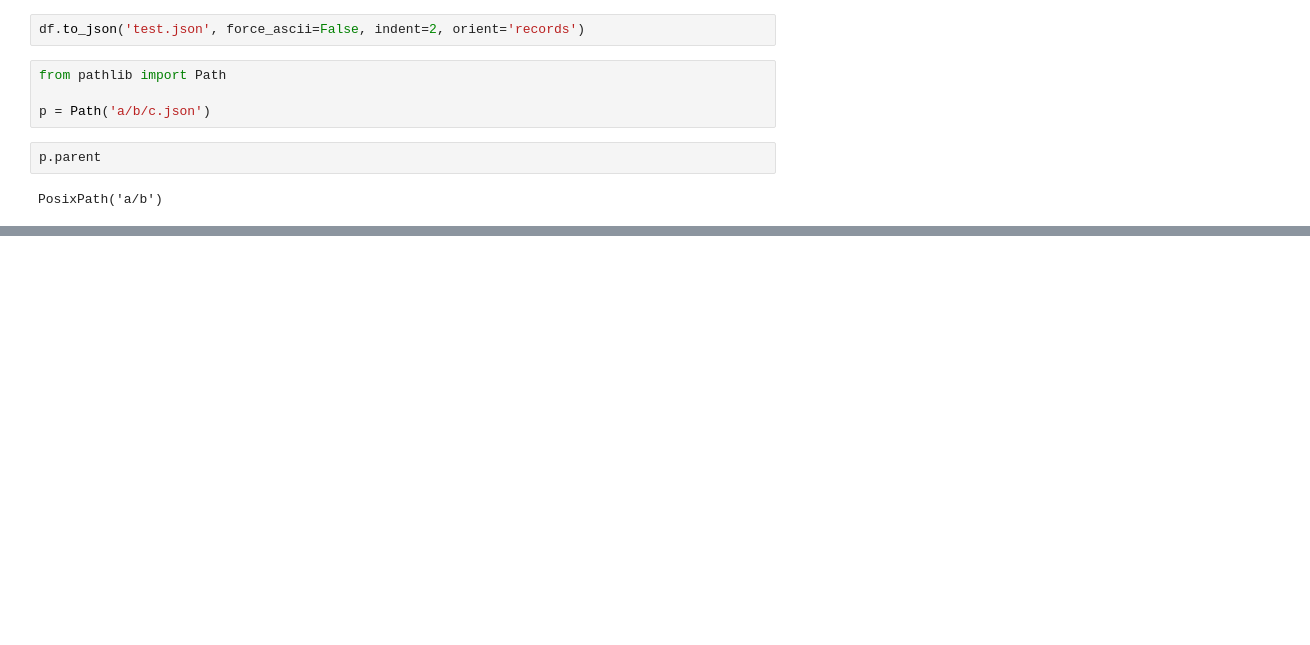
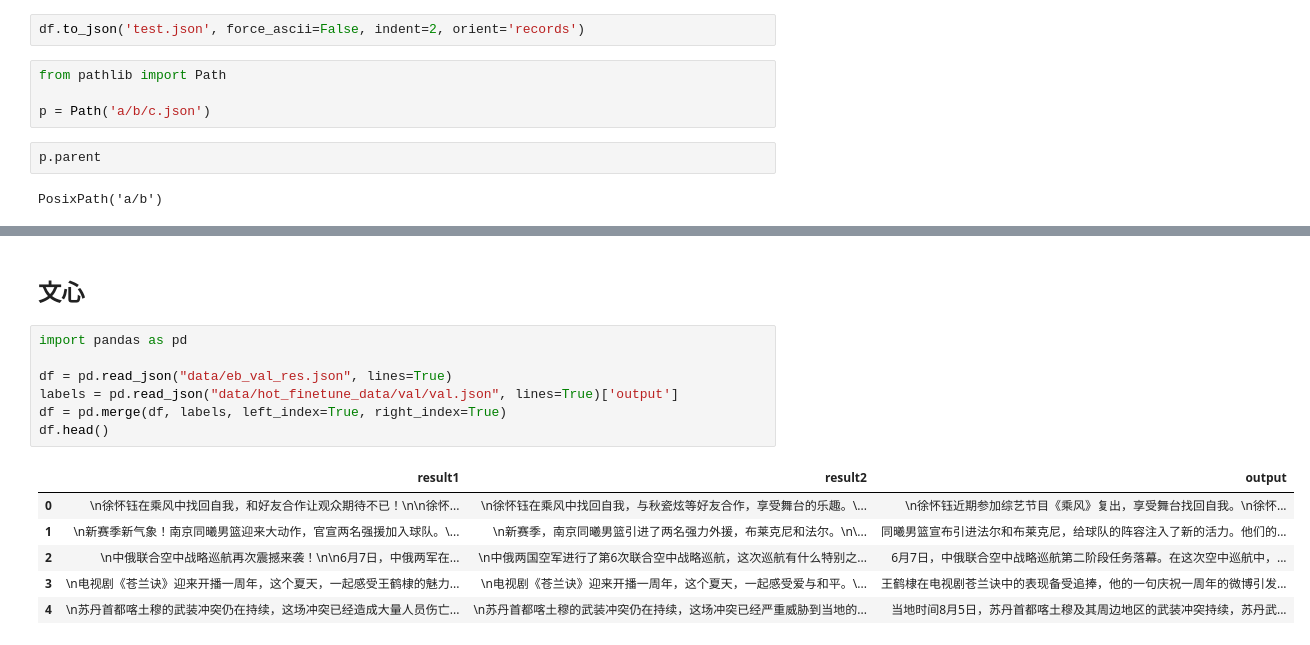
Before and after one commit to JJVVVV/train_llms, a Jupyter notebook: infer.ipynb, the cells around one changed output, grey strips where cells are left out. Drawn from its saved outputs; the diff is of its cells as text; blank space fills up the shorter version.

```diff
--- a/infer.ipynb
+++ b/infer.ipynb
@@ -246,0 +352,16 @@ PosixPath('a/b')
+# %% [markdown]
+## 文心
+# %%
+import pandas as pd
+
+df = pd.read_json("data/eb_val_res.json", lines=True)
+labels = pd.read_json("data/hot_finetune_data/val/val.json", lines=True)['output']
+df = pd.merge(df, labels, left_index=True, right_index=True)
+df.head()
+# %% [output]
+|  | result1 | result2 | output |
+| 0 | \n徐怀钰在乘风中找回自我，和好友合作让观众期待不已！\n\n徐怀... | \n徐怀钰在乘风中找回自我，与秋瓷炫等好友合作，享受舞台的乐趣。\... | \n徐怀钰近期参加综艺节目《乘风》复出，享受舞台找回自我。\n徐怀... |
+| 1 | \n新赛季新气象！南京同曦男篮迎来大动作，官宣两名强援加入球队。\... | \n新赛季，南京同曦男篮引进了两名强力外援，布莱克尼和法尔。\n\... | 同曦男篮宣布引进法尔和布莱克尼，给球队的阵容注入了新的活力。他们的... |
+| 2 | \n中俄联合空中战略巡航再次震撼来袭！\n\n6月7日，中俄两军在... | \n中俄两国空军进行了第6次联合空中战略巡航，这次巡航有什么特别之... | 6月7日，中俄联合空中战略巡航第二阶段任务落幕。在这次空中巡航中，... |
+| 3 | \n电视剧《苍兰诀》迎来开播一周年，这个夏天，一起感受王鹤棣的魅力... | \n电视剧《苍兰诀》迎来开播一周年，这个夏天，一起感受爱与和平。\... | 王鹤棣在电视剧苍兰诀中的表现备受追捧，他的一句庆祝一周年的微博引发... |
+| 4 | \n苏丹首都喀土穆的武装冲突仍在持续，这场冲突已经造成大量人员伤亡... | \n苏丹首都喀土穆的武装冲突仍在持续，这场冲突已经严重威胁到当地的... | 当地时间8月5日，苏丹首都喀土穆及其周边地区的武装冲突持续，苏丹武... |
```
Also changed, not shown: parts of 11 cells of this notebook, 3 other files.
